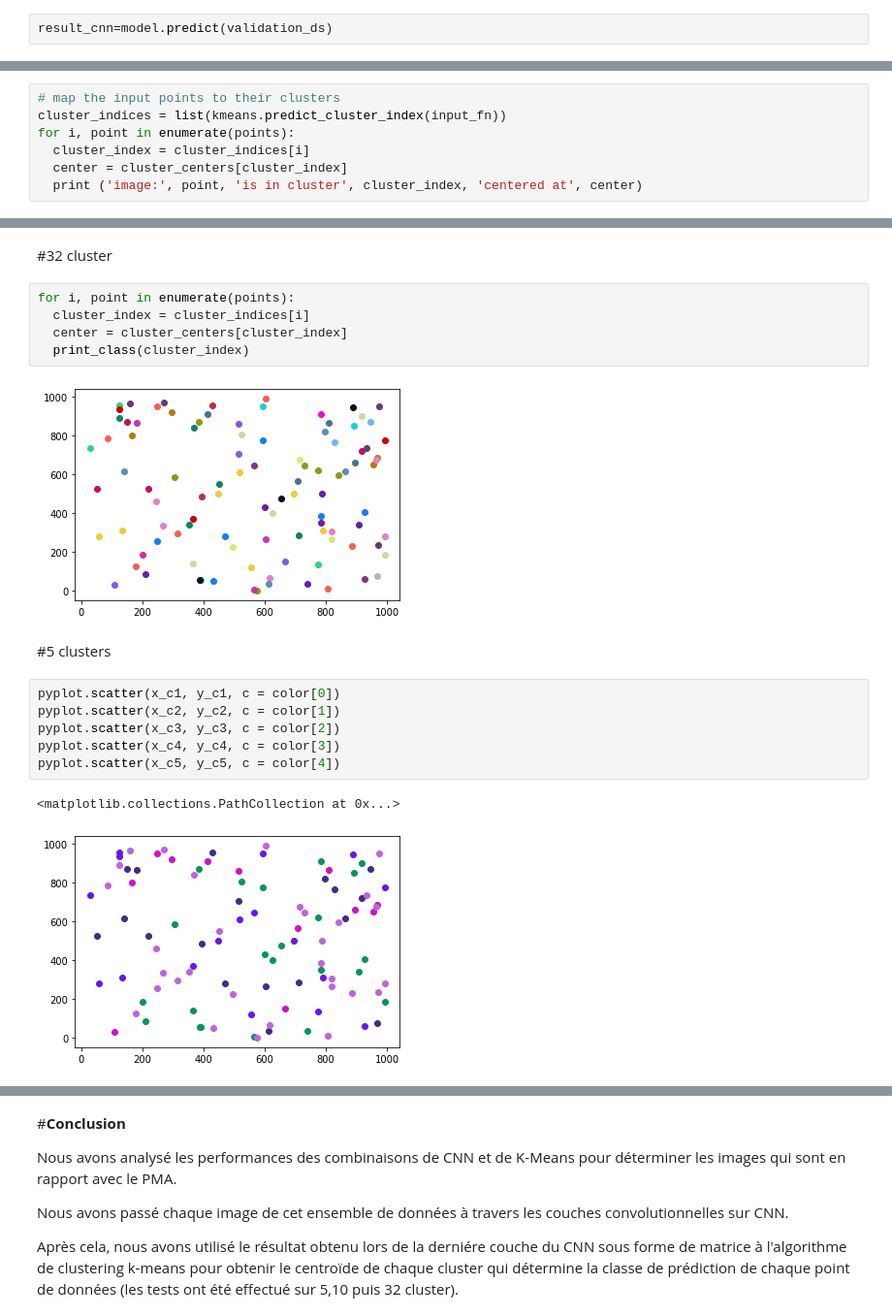
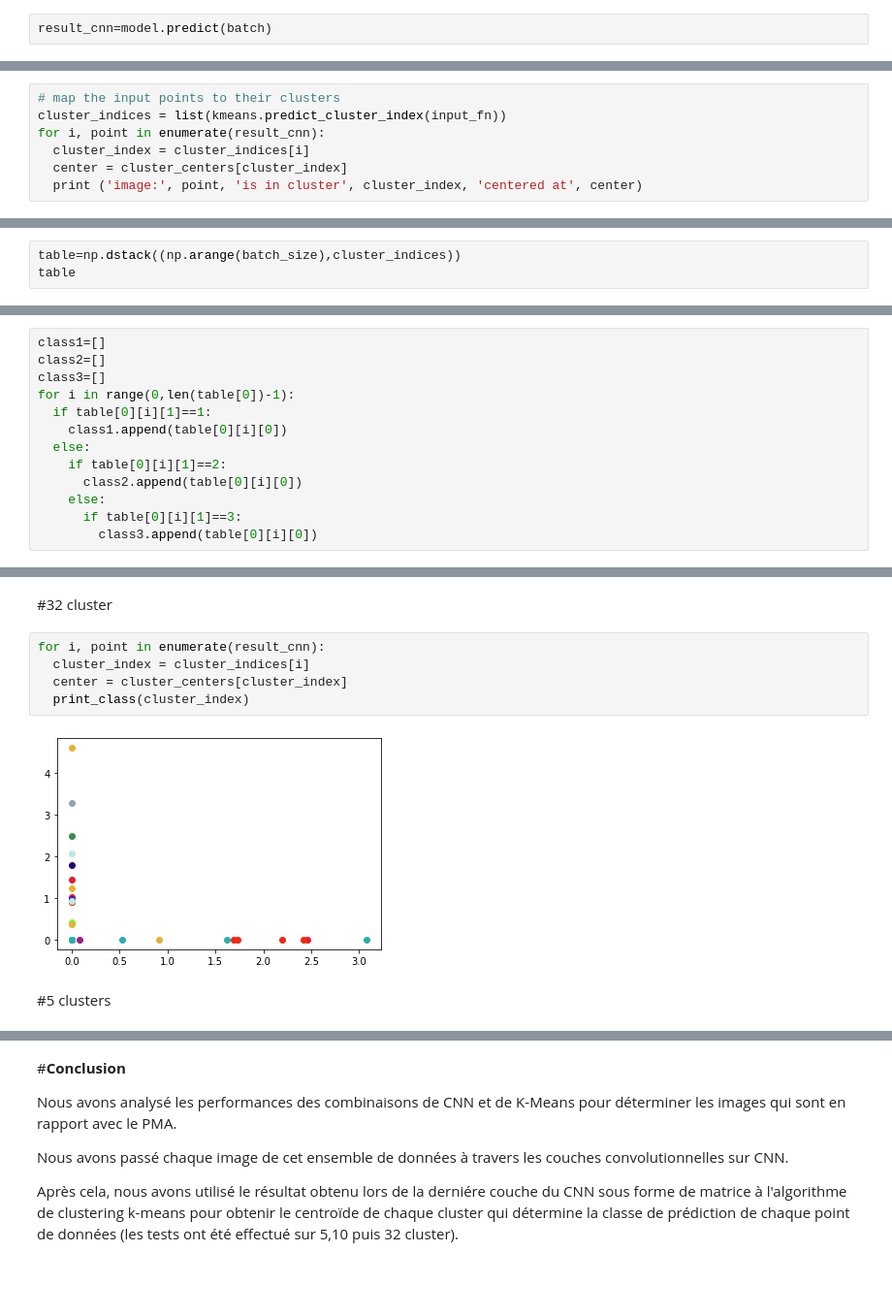
Before and after one commit to massinoLight/ProjetNedra, a Jupyter notebook: projetNedra.ipynb, the cells around one changed output, grey strips where cells are left out. Shown at 97% size. Cells and saved outputs as stored; diff of their text form; blank space fills up the shorter version.

```diff
--- a/projetNedra.ipynb
+++ b/projetNedra.ipynb
@@ -212,4 +158,4 @@ Found 224 files belonging to 1 classes.
 # %%
-result_cnn=model.predict(validation_ds)
+result_cnn=model.predict(batch)
 # %%
 
@@ -262,7 +208,7 @@ INFO:tensorflow:Create CheckpointSaverHook.
 # %%
 # map the input points to their clusters
 cluster_indices = list(kmeans.predict_cluster_index(input_fn))
-for i, point in enumerate(points):
+for i, point in enumerate(result_cnn):
   cluster_index = cluster_indices[i]
   center = cluster_centers[cluster_index]
   print ('image:', point, 'is in cluster', cluster_index, 'centered at', center)
@@ -286,0 +272,3 @@ image: [963.90240474 676.95635194] is in cluster 21 centered at [0. 0. 0. ... 0.
+# %%
+table=np.dstack((np.arange(batch_size),cluster_indices))
+table
@@ -286,0 +293,13 @@ image: [963.90240474 676.95635194] is in cluster 21 centered at [0. 0. 0. ... 0.
+# %%
+class1=[]
+class2=[]
+class3=[]
+for i in range(0,len(table[0])-1):
+  if table[0][i][1]==1:
+    class1.append(table[0][i][0])
+  else:
+    if table[0][i][1]==2:
+      class2.append(table[0][i][0])
+    else:
+      if table[0][i][1]==3:
+        class3.append(table[0][i][0])
@@ -338,20 +369,11 @@ def print_class(value):
 # %% [markdown]
 #32 cluster
 # %%
-for i, point in enumerate(points):
+for i, point in enumerate(result_cnn):
   cluster_index = cluster_indices[i]
   center = cluster_centers[cluster_index]
   print_class(cluster_index)
 # %% [output]
-[figure, old version]
+[figure, new version]
 # %% [markdown]
 #5 clusters
-# %%
-pyplot.scatter(x_c1, y_c1, c = color[0])
-pyplot.scatter(x_c2, y_c2, c = color[1])
-pyplot.scatter(x_c3, y_c3, c = color[2])
-pyplot.scatter(x_c4, y_c4, c = color[3])
-pyplot.scatter(x_c5, y_c5, c = color[4])
-# %% [output]
-<matplotlib.collections.PathCollection at 0x...>
-[figure, removed]
```
Also changed, not shown: parts of 31 cells of this notebook.
